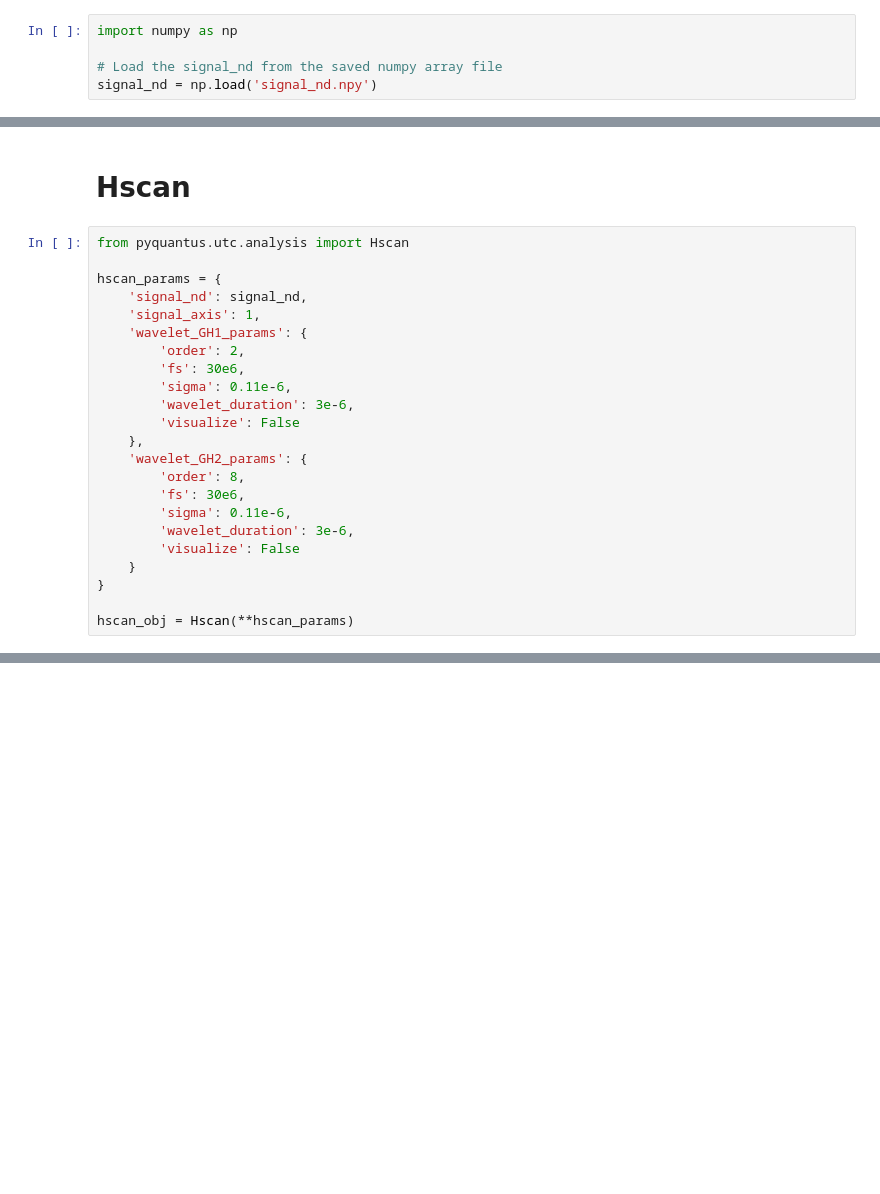
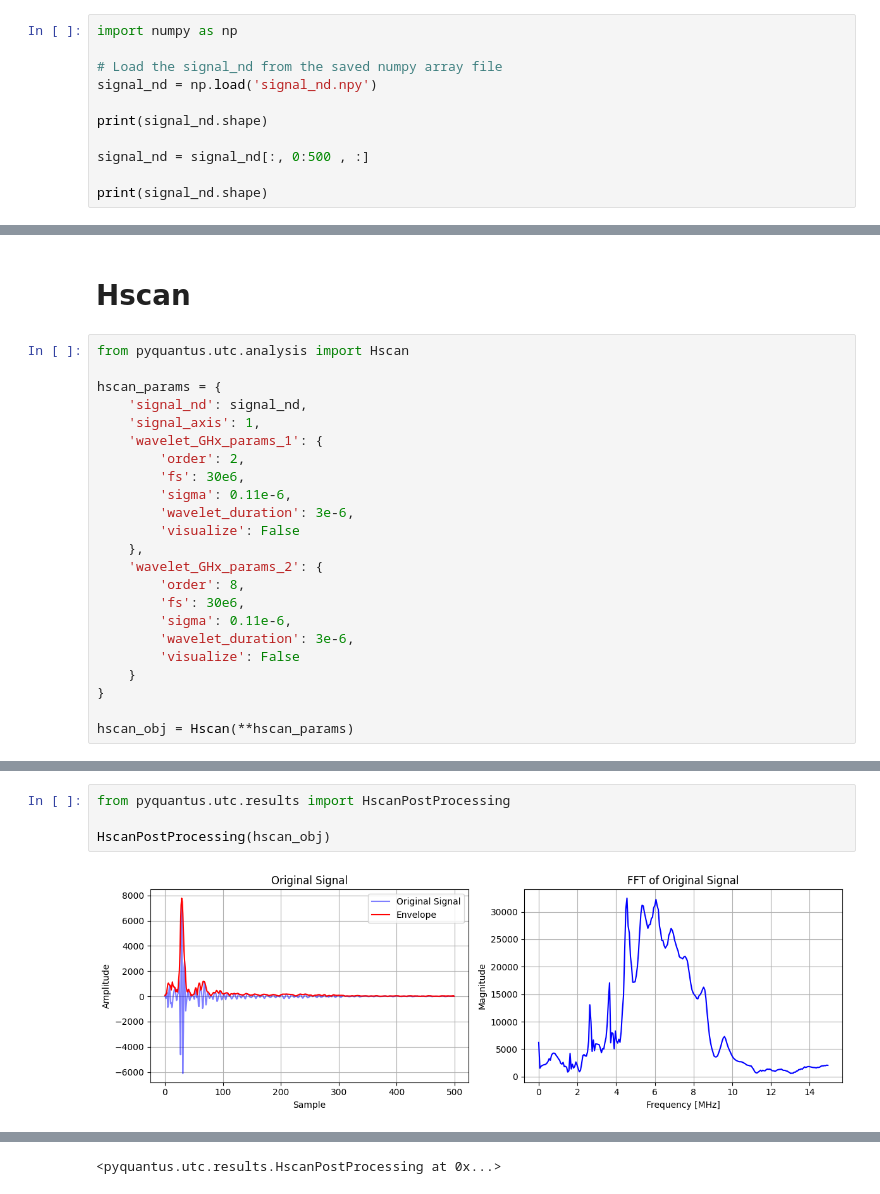
Before and after one commit to TUL-Dev/PyQuantUS, a Jupyter notebook: CLI-Demos/Utc.ipynb, the cells around one changed output, grey strips where cells are left out. Saved outputs shown, nothing was run; the diff lists cells and outputs as text; blank space fills up the shorter version.

Commit message:
Hscan signal result plot

```diff
--- a/CLI-Demos/Utc.ipynb
+++ b/CLI-Demos/Utc.ipynb
@@ -115,3 +52,9 @@ import numpy as np
 
 # Load the signal_nd from the saved numpy array file
 signal_nd = np.load('signal_nd.npy')
+
+print(signal_nd.shape)
+
+signal_nd = signal_nd[:, 0:500 , :]
+
+print(signal_nd.shape)
@@ -123,14 +69,14 @@ from pyquantus.utc.analysis import Hscan
 hscan_params = {
     'signal_nd': signal_nd,
     'signal_axis': 1,
-    'wavelet_GH1_params': {
+    'wavelet_GHx_params_1': {
         'order': 2,
         'fs': 30e6,
         'sigma': 0.11e-6,
         'wavelet_duration': 3e-6,
         'visualize': False
     },
-    'wavelet_GH2_params': {
+    'wavelet_GHx_params_2': {
         'order': 8,
         'fs': 30e6,
         'sigma': 0.11e-6,
@@ -170,0 +117,6 @@ print(hscan_obj.convolved_signal_with_ghx_2_envelope_nd.shape)
+# %%
+from pyquantus.utc.results import HscanPostProcessing
+
+HscanPostProcessing(hscan_obj)
+# %% [output]
+[figure, added]
@@ -170,0 +145 @@ print(hscan_obj.convolved_signal_with_ghx_2_envelope_nd.shape)
+<pyquantus.utc.results.HscanPostProcessing at 0x...>
```
Also changed, not shown: parts of 8 cells of this notebook, 2 other files.
